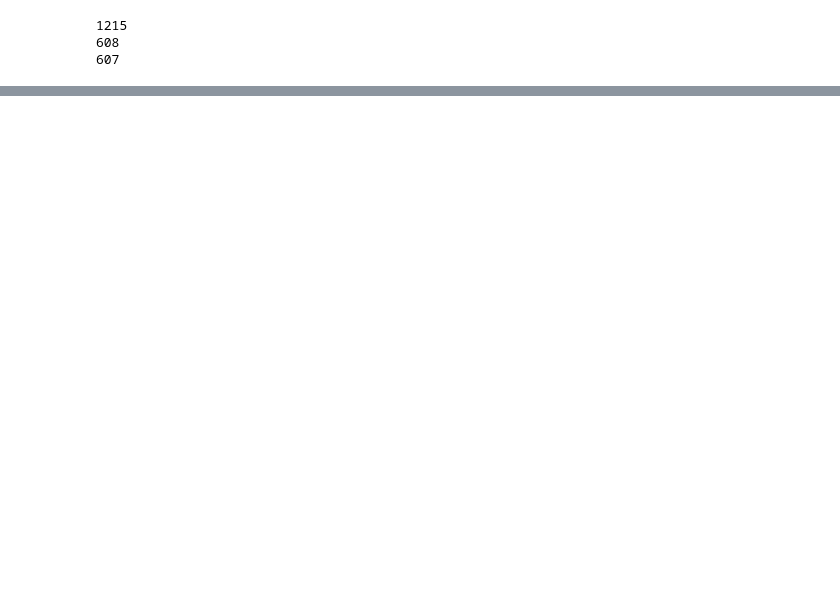
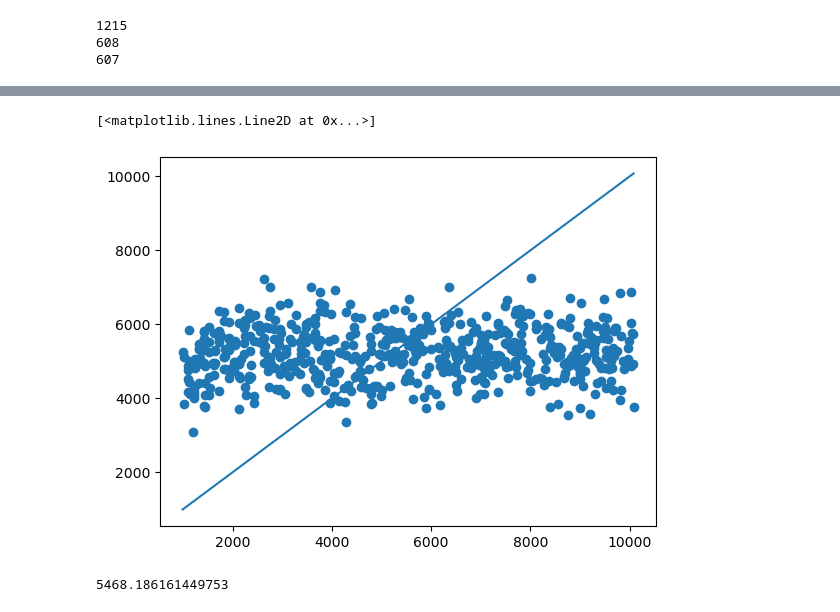
Before and after one commit to giliapatterson/spatial_ckmr, a Jupyter notebook: close_kin_slim/spaghetti_nn.ipynb, the cells around one changed output, grey strips where cells are left out. Saved outputs shown, nothing was run; the diff lists cells and outputs as text; code cells hidden in the pictures; blank space fills up the shorter version.

```diff
--- a/close_kin_slim/spaghetti_nn.ipynb
+++ b/close_kin_slim/spaghetti_nn.ipynb
@@ -119,0 +245,24 @@ print(len(test_kin))
+# %%
+torch.cuda.synchronize()
+model_cpu = model.cpu()
+
+test_truth = np.empty(len(test_kin))
+test_pred = np.empty(len(test_kin))
+
+with torch.no_grad():
+    for i, (test_input, test_output) in enumerate(test_kin):
+        test_pred[i] = model(test_input.unsqueeze(0))[0][0]
+        test_truth[i] = test_output[0]
+        #test_pred[i] = test_output.numpy()
+        #test_truth[i] = test_output[0].numpy()
+        #test_pred[i] = model(test_input)[0, 0].numpy()
+# %%
+plt.scatter(test_truth, test_pred)
+plt.plot([np.min(test_truth), np.max(test_truth)], [np.min(test_truth), np.max(test_truth)])
+# %% [output]
+[<matplotlib.lines.Line2D at 0x...>]
+[figure, added]
+# %%
+np.mean(test_truth)
+# %% [output]
+5468.186161449753
```
Also changed, not shown: parts of 14 cells of this notebook, 2 other files.
